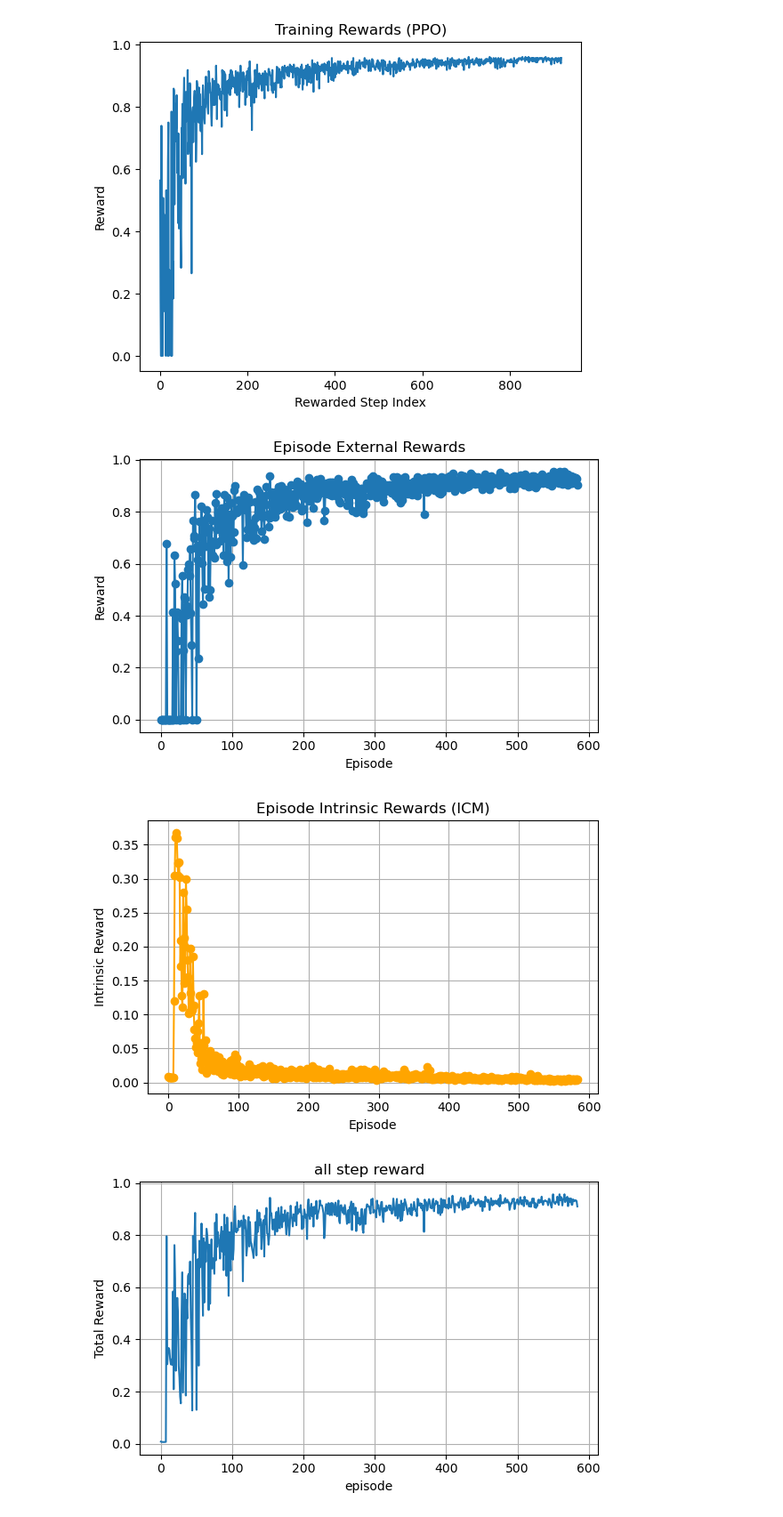
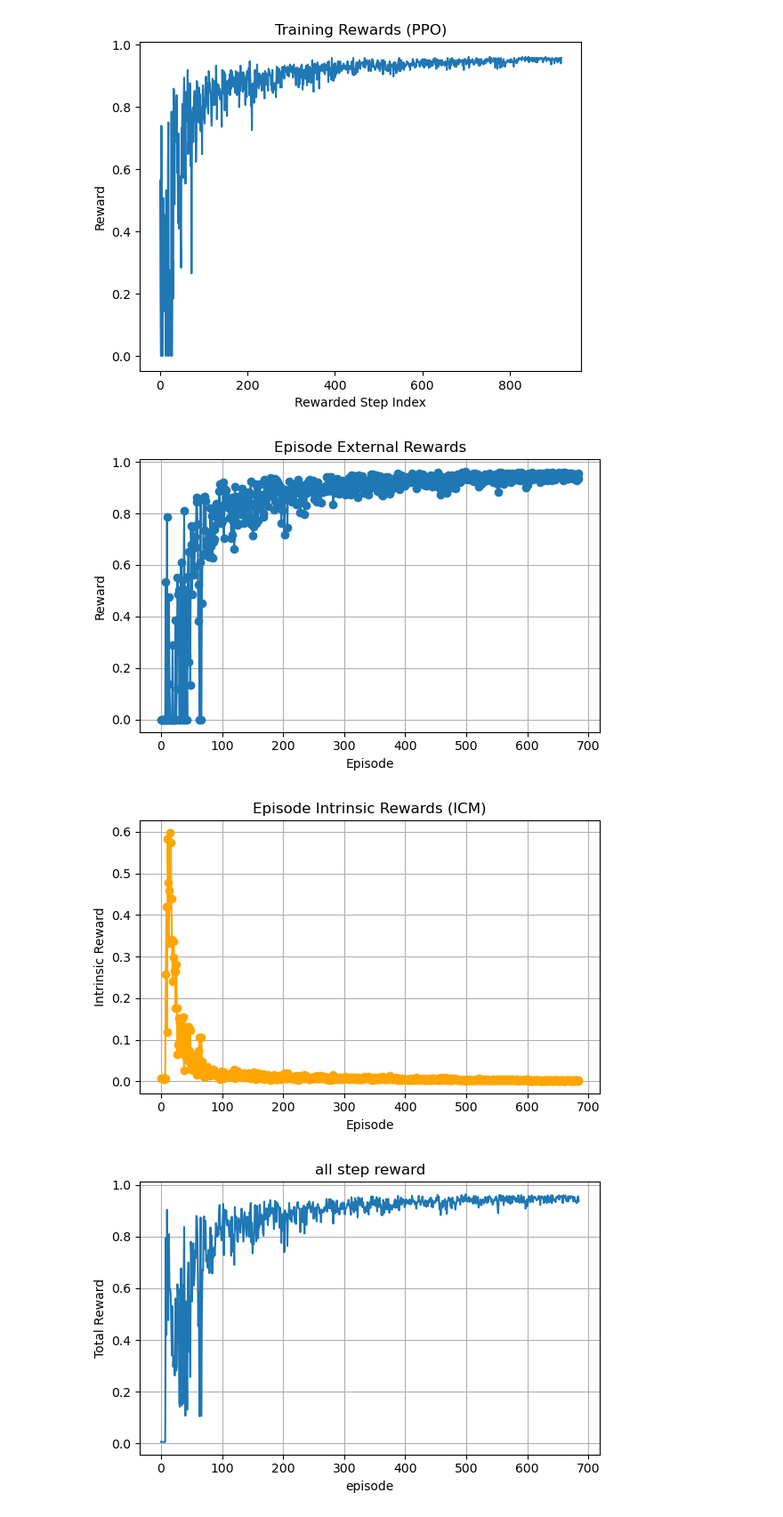
Before and after one commit to S-lijun/boundary-aware-novelty-search, a Jupyter notebook: Visualization.ipynb, the cells around one changed output. Shown at 89% size. Drawn from its saved outputs; the diff is of its cells as text; code cells hidden in the pictures.

```diff
--- a/Visualization.ipynb
+++ b/Visualization.ipynb
@@ -91,35 +91,35 @@ def plot_icm_stats(npy_path, save_dir="results/icm/plots"):
     plt.figure(figsize=(6,4))
     plt.plot(rewarded_steps)
     plt.title("all step reward")
     plt.xlabel("episode")
     plt.ylabel("Total Reward")
     plt.grid(True)
     plt.tight_layout()
     plt.savefig(f"{save_dir}/all_rewarded_steps.png")
     plt.show()
 
     print(f"[INFO] All plots saved to: {save_dir}")
 
     # ---- Plot 4: Episode Lengths ----
     plt.figure(figsize=(6,4))
     plt.plot(episode_lengths, marker="o", color="green")
     plt.title("Episode Lengths")
     plt.xlabel("Episode")
     plt.ylabel("Length")
     plt.grid(True)
     plt.tight_layout()
     plt.savefig(f"{save_dir}/episode_lengths.png")
     plt.show()
 
     print(f"[INFO] All plots saved to: {save_dir}")
 
 
 if __name__ == "__main__":
     # ===== 修改这里的路径 =====
-    npy_path = "results/icm/minigrid_icm_stats_20251129_225923.npy"
+    npy_path = "results/icm/minigrid_icm_stats_20251129_232822.npy"
     plot_icm_stats(npy_path)
 # %% [output]
-[figure, old version]
+[figure, new version]
-[figure, old version]
+[figure, new version]
-[figure, old version]
+[figure, new version]
 [INFO] All plots saved to: results/icm/plots
```
Also changed, not shown: parts of 1 cell of this notebook, 7 other files.
